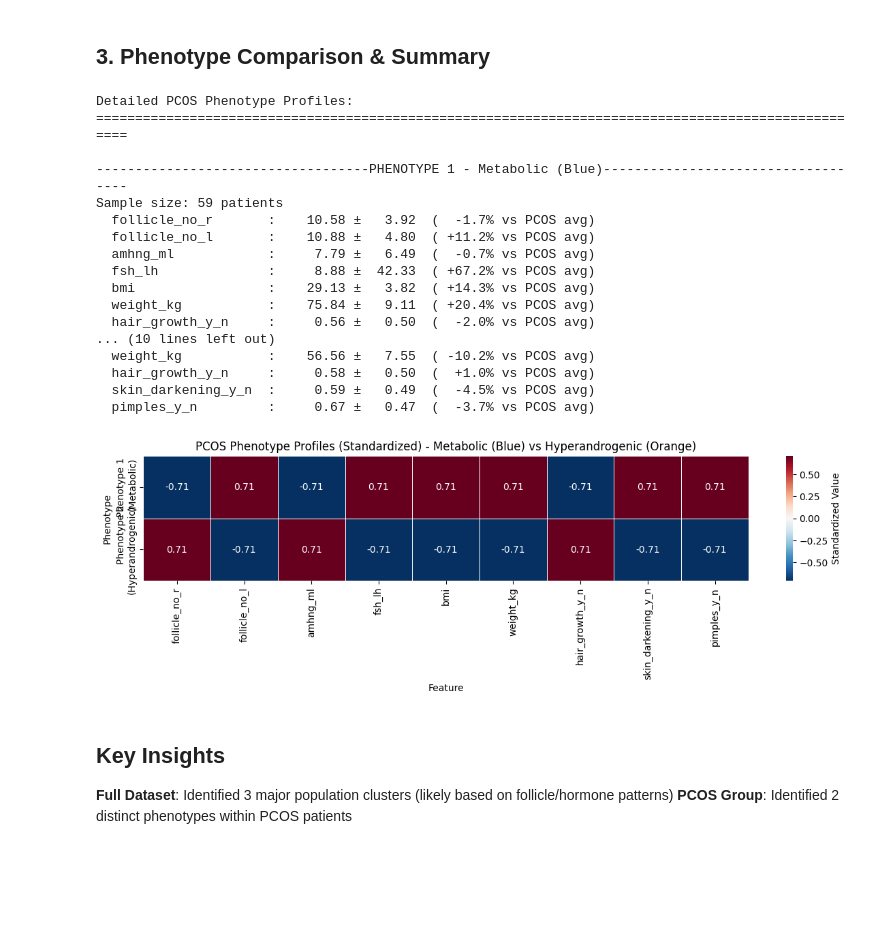
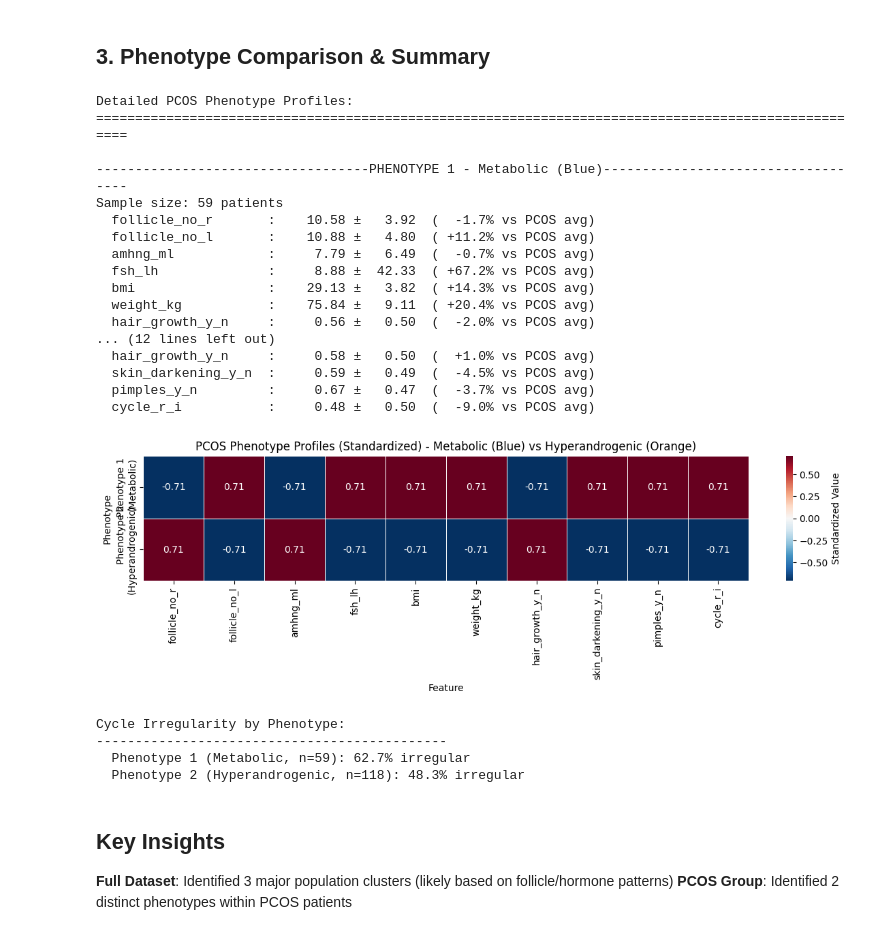
Before and after one commit to AustinJSimmons/pcos-diagnostic-dashboard, a Jupyter notebook: notebooks/05-clustering.ipynb, the cells around one changed output. Saved outputs shown, nothing was run; the diff lists cells and outputs as text; code cells hidden in the pictures; blank space fills up the shorter version.

```diff
--- a/notebooks/05-clustering.ipynb
+++ b/notebooks/05-clustering.ipynb
@@ -120,6 +120,6 @@ Davies-Bouldin scores: ['3.104', '2.111', '2.214', '2.424', '2.133', '2.136', '1
 # %%
-# Apply optimal K-Means clustering (use k=3 as compromise)
-optimal_k = 3
+# Apply optimal K-Means clustering (use k=2 as compromise)
+optimal_k = 2
 kmeans_full = KMeans(n_clusters=optimal_k, random_state=42, n_init=10)
 clusters_full = kmeans_full.fit_predict(X_scaled)
 
@@ -355,7 +353,7 @@ print("\nDetailed PCOS Phenotype Profiles:")
 print("=" * 100)
 
 key_features = ['follicle_no_r', 'follicle_no_l', 'amhng_ml', 'fsh_lh', 'bmi', 'weight_kg',
-                'hair_growth_y_n', 'skin_darkening_y_n', 'pimples_y_n']
+                'hair_growth_y_n', 'skin_darkening_y_n', 'pimples_y_n', 'cycle_r_i']
 
 for phenotype in range(optimal_k_pcos):
     phenotype_df = df_pcos[df_pcos['Cluster_PCOS'] == phenotype]
@@ -384,36 +382,51 @@ phenotype_comparison = pd.DataFrame(phenotype_means,
                                    index=[f'Phenotype {i+1}\n({phenotype_names[i]})' for i in range(optimal_k_pcos)],
                                    columns=key_features)
 
 # Normalize for heatmap
 phenotype_comparison_normalized = (phenotype_comparison - phenotype_comparison.mean()) / phenotype_comparison.std()
 
 plt.figure(figsize=(12, 4))
 sns.heatmap(phenotype_comparison_normalized, annot=True, fmt='.2f', cmap='RdBu_r', center=0,
             cbar_kws={'label': 'Standardized Value'}, linewidths=0.5)
 plt.title('PCOS Phenotype Profiles (Standardized) - Metabolic (Blue) vs Hyperandrogenic (Orange)')
 plt.ylabel('Phenotype')
 plt.xlabel('Feature')
 plt.tight_layout()
 plt.show()
 # %% [output]
 Detailed PCOS Phenotype Profiles:
 ====================================================================================================
 
 -----------------------------------PHENOTYPE 1 - Metabolic (Blue)-----------------------------------
 Sample size: 59 patients
   follicle_no_r       :    10.58 ±   3.92  (  -1.7% vs PCOS avg)
   follicle_no_l       :    10.88 ±   4.80  ( +11.2% vs PCOS avg)
   amhng_ml            :     7.79 ±   6.49  (  -0.7% vs PCOS avg)
   fsh_lh              :     8.88 ±  42.33  ( +67.2% vs PCOS avg)
   bmi                 :    29.13 ±   3.82  ( +14.3% vs PCOS avg)
   weight_kg           :    75.84 ±   9.11  ( +20.4% vs PCOS avg)
   hair_growth_y_n     :     0.56 ±   0.50  (  -2.0% vs PCOS avg)
-... (10 lines left out)
-  weight_kg           :    56.56 ±   7.55  ( -10.2% vs PCOS avg)
+... (12 lines left out)
   hair_growth_y_n     :     0.58 ±   0.50  (  +1.0% vs PCOS avg)
   skin_darkening_y_n  :     0.59 ±   0.49  (  -4.5% vs PCOS avg)
   pimples_y_n         :     0.67 ±   0.47  (  -3.7% vs PCOS avg)
+  cycle_r_i           :     0.48 ±   0.50  (  -9.0% vs PCOS avg)
-[figure, old version]
+[figure, new version]
+# %%
+# Cycle irregularity rate by phenotype
+print("Cycle Irregularity by Phenotype:")
+print("-" * 45)
+for phenotype in range(optimal_k_pcos):
+    phenotype_df = df_pcos[df_pcos["Cluster_PCOS"] == phenotype]
+    pct = phenotype_df["cycle_r_i"].mean() * 100
+    n   = len(phenotype_df)
+    name = phenotype_names[phenotype]
+    print(f"  Phenotype {phenotype + 1} ({name}, n={n}): {pct:.1f}% irregular")
+# %% [output]
+Cycle Irregularity by Phenotype:
+---------------------------------------------
+  Phenotype 1 (Metabolic, n=59): 62.7% irregular
+  Phenotype 2 (Hyperandrogenic, n=118): 48.3% irregular
 # %% [markdown]
 ## Key Insights
 
```
Also changed, not shown: parts of 2 cells of this notebook, 16 other files.
